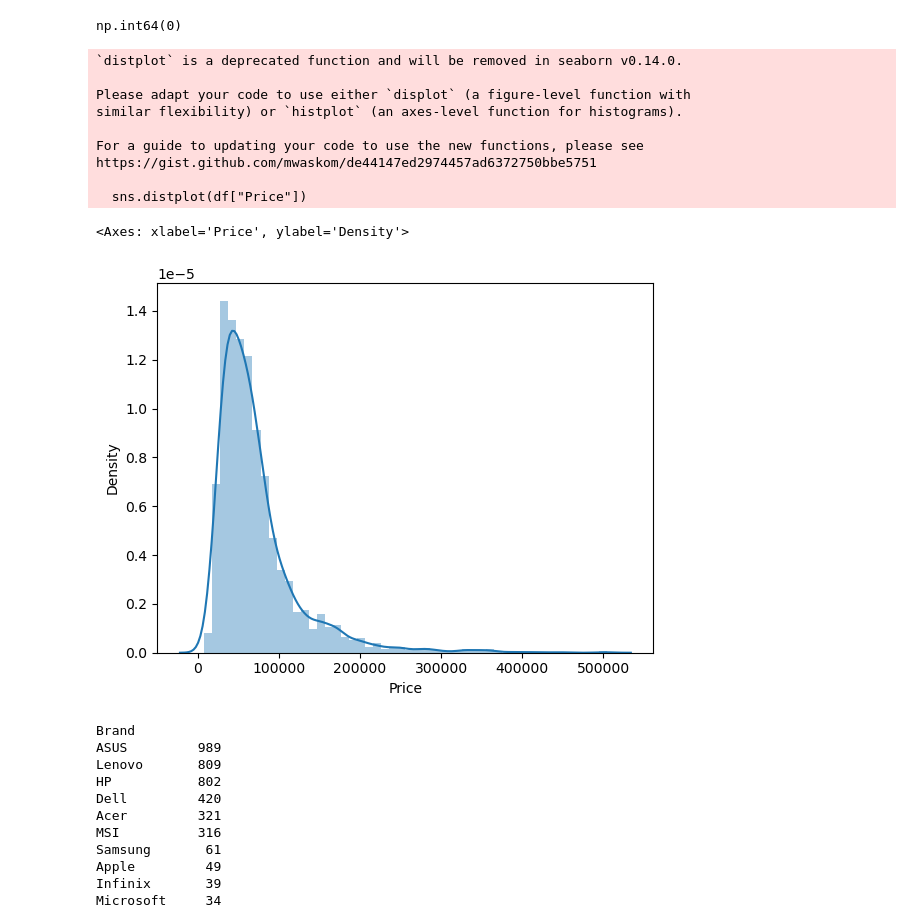
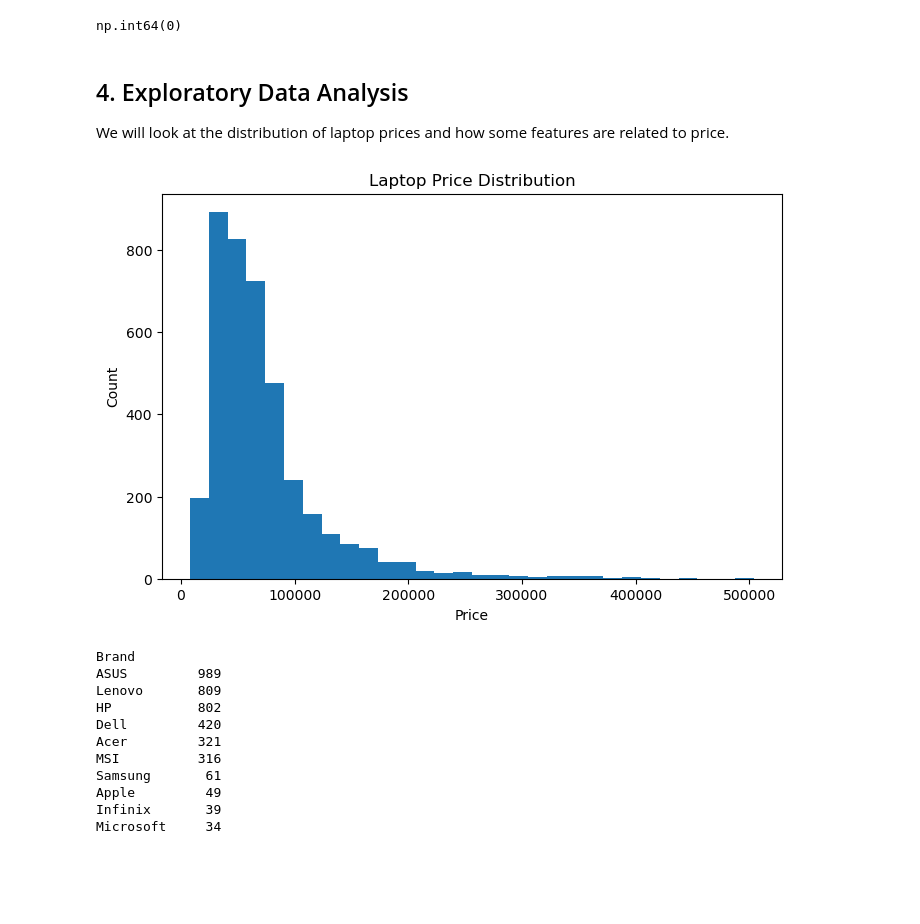
Before and after one commit to mili0505/Laptop-Price-Predictor, a Jupyter notebook: Laptop_price_predictor.ipynb, the cells around one changed output. Drawn from its saved outputs; the diff is of its cells as text; code cells hidden in the pictures; blank space fills up the shorter version.

Commit message:
Initial commit - Laptop Price Predictor

```diff
--- a/Laptop_price_predictor.ipynb
+++ b/Laptop_price_predictor.ipynb
@@ -113,20 +129,19 @@ df = df.drop_duplicates()
 df.duplicated().sum()
 # %% [output]
 np.int64(0)
+# %% [markdown]
+## 4. Exploratory Data Analysis
+
+We will look at the distribution of laptop prices and how some features are related to price.
 # %%
-sns.distplot(df["Price"])
+plt.figure(figsize=(8, 5))
+plt.hist(df["Price"], bins=30)
+plt.title("Laptop Price Distribution")
+plt.xlabel("Price")
+plt.ylabel("Count")
+plt.show()
 # %% [output]
-`distplot` is a deprecated function and will be removed in seaborn v0.14.0.
-
-Please adapt your code to use either `displot` (a figure-level function with
-similar flexibility) or `histplot` (an axes-level function for histograms).
-
-For a guide to updating your code to use the new functions, please see
-https://gist.github.com/mwaskom/de44147ed2974457ad6372750bbe5751
-
-  sns.distplot(df["Price"])
-<Axes: xlabel='Price', ylabel='Density'>
-[figure, old version]
+[figure, new version]
 # %%
 df["Brand"] = df["Brand"].str.strip()
 print(df["Brand"].value_counts())
```
Also changed, not shown: parts of 36 cells of this notebook, 4 other files.
